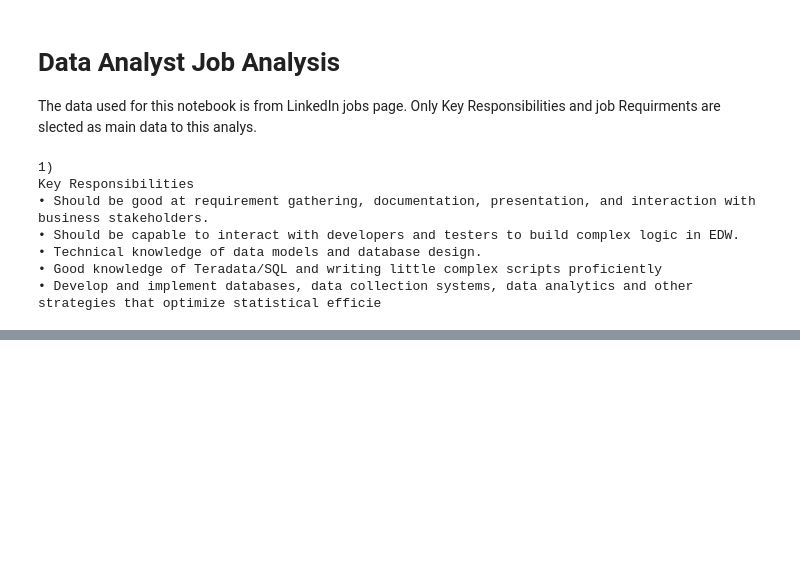
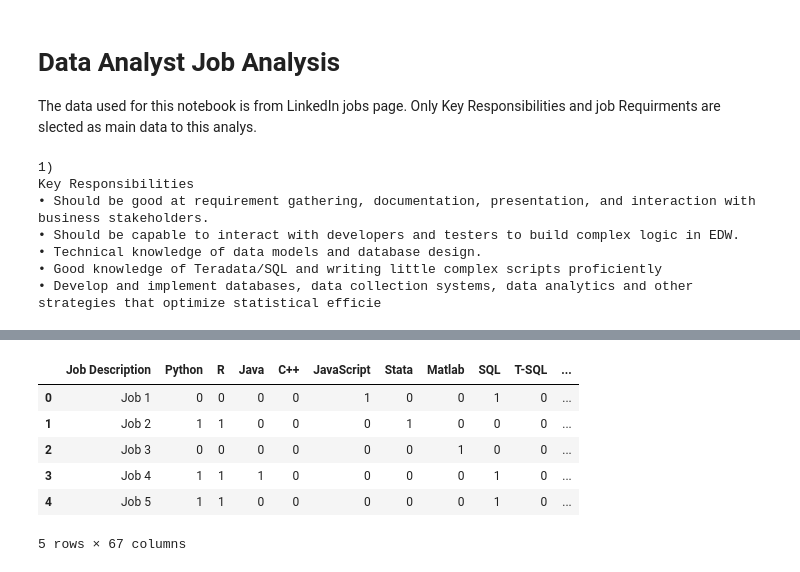
Before and after one commit to raz0208/Job-Analysis-, a Jupyter notebook: Data_Analyst_Job_Analysis.ipynb, the cells around one changed output, grey strips where cells are left out. Cells and saved outputs as stored; diff of their text form; code cells hidden in the pictures; blank space fills up the shorter version.

```diff
--- a/Data_Analyst_Job_Analysis.ipynb
+++ b/Data_Analyst_Job_Analysis.ipynb
@@ -127,0 +127,30 @@ print(df.info())
+# %%
+# Initialize the data list
+data = []
+
+for i, job_text in enumerate(jobs):
+    row = {'Job Description': f"Job {i+1}"}
+    for skill, patterns in skill_keywords.items():
+        found = 0
+        for pattern in patterns:
+            if re.search(pattern, job_text, re.IGNORECASE):
+                found = 1
+                break
+        row[skill] = found
+    data.append(row)
+
+# Create DataFrame
+df = pd.DataFrame(data)
+
+# Save to CSV
+df.to_csv('skill_frequency_matrix.csv', index=False)
+
+df.head()
+# %% [output]
+|  | Job Description | Python | R | Java | C++ | JavaScript | Stata | Matlab | SQL | T-SQL | ... |
+| 0 | Job 1 | 0 | 0 | 0 | 0 | 1 | 0 | 0 | 1 | 0 | ... |
+| 1 | Job 2 | 1 | 1 | 0 | 0 | 0 | 1 | 0 | 0 | 0 | ... |
+| 2 | Job 3 | 0 | 0 | 0 | 0 | 0 | 0 | 1 | 0 | 0 | ... |
+| 3 | Job 4 | 1 | 1 | 1 | 0 | 0 | 0 | 0 | 1 | 0 | ... |
+| 4 | Job 5 | 1 | 1 | 0 | 0 | 0 | 0 | 0 | 1 | 0 | ... |
+5 rows × 67 columns
```
Also changed, not shown: parts of 5 cells of this notebook.
